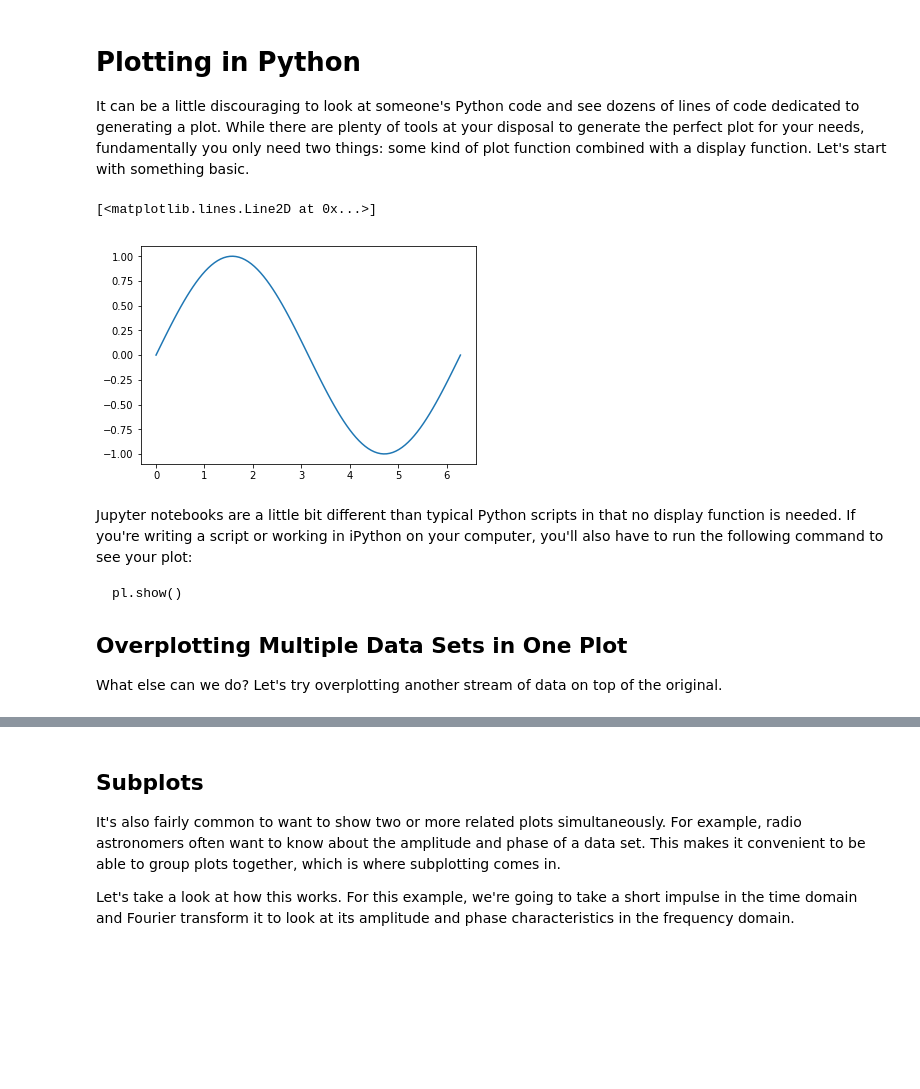
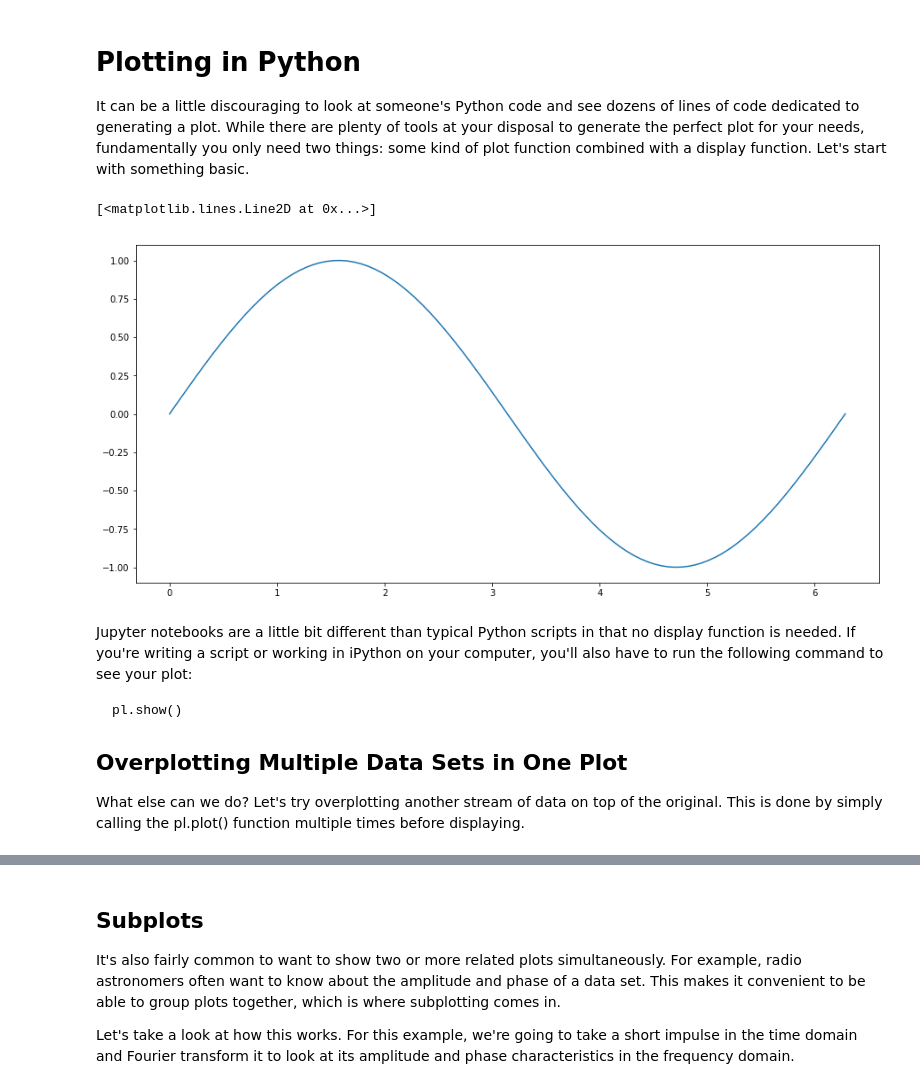
Before and after one commit to AaronParsons/ugradio, a Jupyter notebook: jupyter_tutorials/lab1/python_intro.ipynb, the cells around one changed output, grey strips where cells are left out. Saved outputs shown, nothing was run; the diff lists cells and outputs as text; code cells hidden in the pictures; blank space fills up the shorter version.

```diff
--- a/jupyter_tutorials/lab1/python_intro.ipynb
+++ b/jupyter_tutorials/lab1/python_intro.ipynb
@@ -40,14 +40,16 @@ It can be a little discouraging to look at someone's Python code and see dozens
 # %%
 import matplotlib.pylab as pl
 import numpy as np
+
+pl.rcParams['figure.figsize'] = (15.0, 7.0)
 
 x = np.linspace(0,2*np.pi, 100)
 data = np.sin(x)
 
 pl.plot(x,data)
 # %% [output]
 [<matplotlib.lines.Line2D at 0x...>]
-[figure, old version]
+[figure, new version]
 # %% [markdown]
 Jupyter notebooks are a little bit different than typical Python scripts in that no display function is needed. If you're writing a script or working in iPython on your computer, you'll also have to run the following command to see your plot:
 
@@ -55,7 +57,7 @@ Jupyter notebooks are a little bit different than typical Python scripts in that
 
 ## Overplotting Multiple Data Sets in One Plot
 
-What else can we do? Let's try overplotting another stream of data on top of the original.
+What else can we do? Let's try overplotting another stream of data on top of the original. This is done by simply calling the pl.plot() function multiple times before displaying.
 # %%
 data2 = np.sin(2*x)
 
```
Also changed, not shown: parts of 7 cells of this notebook.
